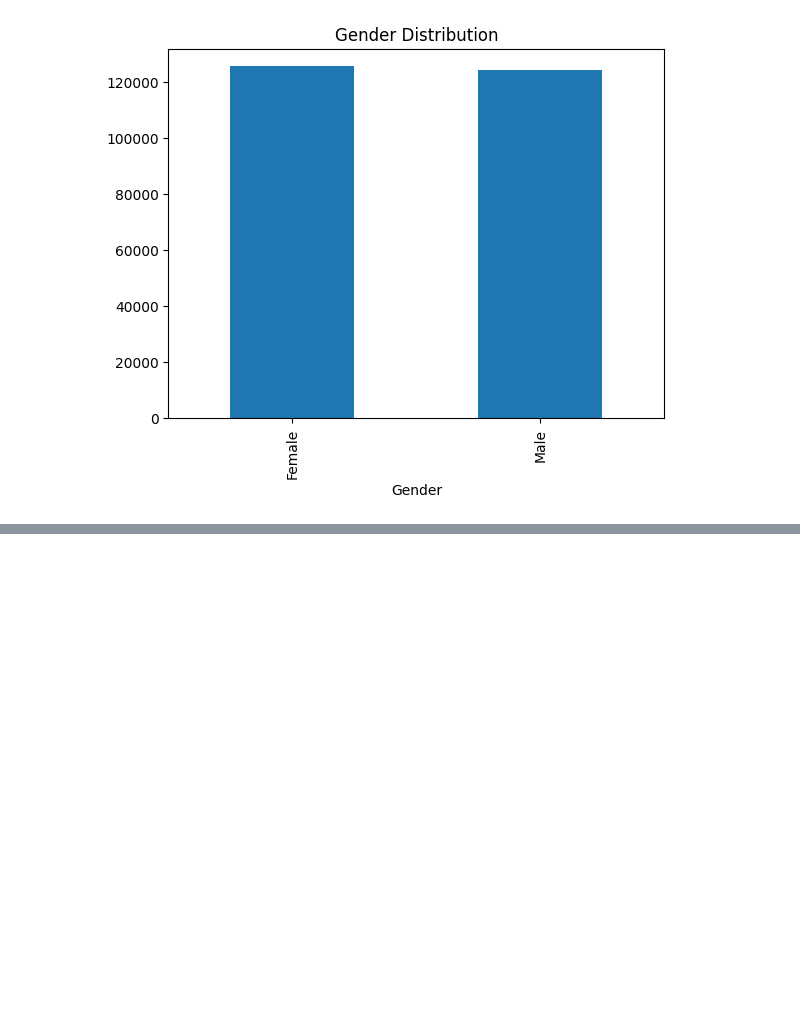
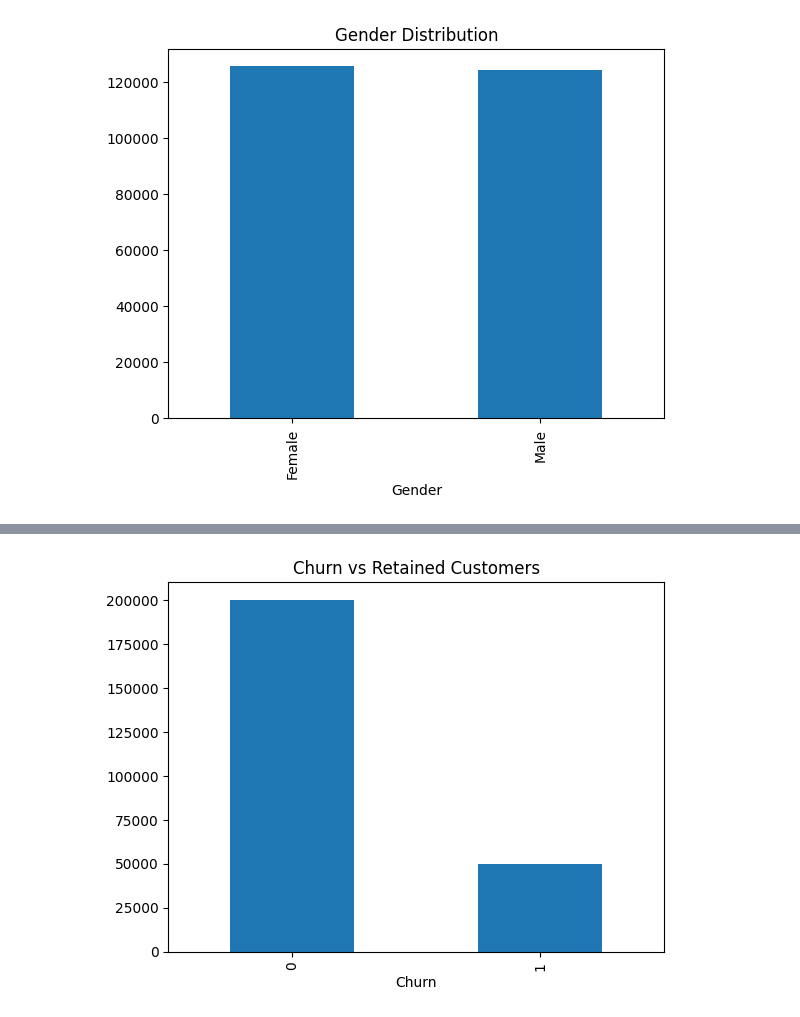
Before and after one commit to krishnaM04/alfido-data-analyst-internship, a Jupyter notebook: Task1_Customer_Behavior/analysis.ipynb, the cells around one changed output, grey strips where cells are left out. Drawn from its saved outputs; the diff is of its cells as text; code cells hidden in the pictures; blank space fills up the shorter version.

```diff
--- a/Task1_Customer_Behavior/analysis.ipynb
+++ b/Task1_Customer_Behavior/analysis.ipynb
@@ -23,0 +118,7 @@ plt.show()
+# %%
+df.groupby('Churn')['Customer ID'].count().plot(kind='bar')
+
+plt.title("Churn vs Retained Customers")
+plt.show()
+# %% [output]
+[figure, added]
```
Also changed, not shown: parts of 9 cells of this notebook, 1 other file.
